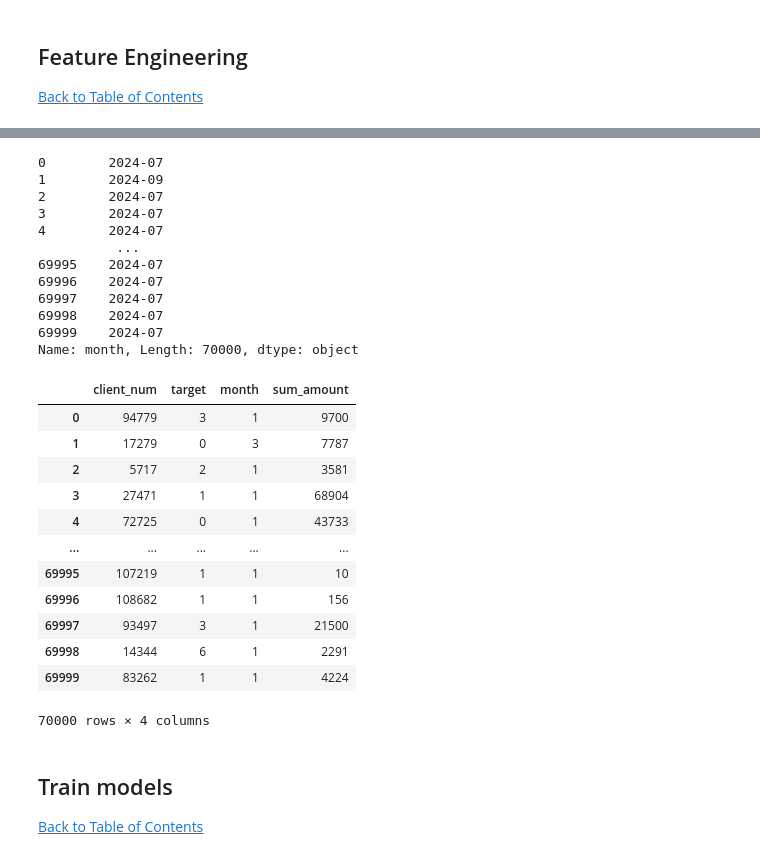
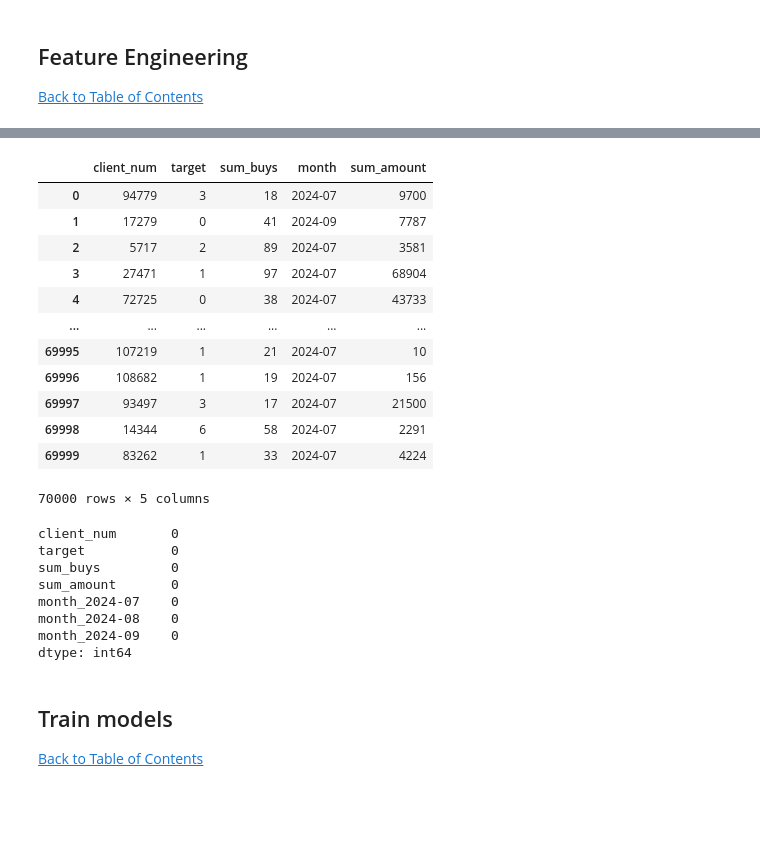
Before and after one commit to AUNitman/Alfa_Challenge_ML, a Jupyter notebook: main.ipynb, the cells around one changed output, grey strips where cells are left out. Drawn from its saved outputs; the diff is of its cells as text; code cells hidden in the pictures; blank space fills up the shorter version.

```diff
--- a/main.ipynb
+++ b/main.ipynb
@@ -328,3 +284,0 @@ transaction_copy
-# %%
-transaction_copy.drop(columns=['date_time', 'mcc_code', 'merchant_name', 'amount'], inplace=True)
-transaction_copy.drop_duplicates(subset=['client_num'], inplace=True)
@@ -331,18 +296,19 @@ transaction_copy.drop_duplicates(subset=['client_num'], inplace=True)
 # %%
 train_merge['month'] = train_merge['month'].astype(str)
 # %%
-train_merge['month']
+train_merge
 # %% [output]
+|  | client_num | target | sum_buys | month | sum_amount |
+| 0 | 94779 | 3 | 18 | 2024-07 | 9700 |
+| 1 | 17279 | 0 | 41 | 2024-09 | 7787 |
+| 2 | 5717 | 2 | 89 | 2024-07 | 3581 |
+| 3 | 27471 | 1 | 97 | 2024-07 | 68904 |
+| 4 | 72725 | 0 | 38 | 2024-07 | 43733 |
+| ... | ... | ... | ... | ... | ... |
+| 69995 | 107219 | 1 | 21 | 2024-07 | 10 |
+| 69996 | 108682 | 1 | 19 | 2024-07 | 156 |
+| 69997 | 93497 | 3 | 17 | 2024-07 | 21500 |
+| 69998 | 14344 | 6 | 58 | 2024-07 | 2291 |
+| 69999 | 83262 | 1 | 33 | 2024-07 | 4224 |
-0        2024-07
-1        2024-09
-2        2024-07
-3        2024-07
-4        2024-07
-          ...
-69995    2024-07
-69996    2024-07
-69997    2024-07
-69998    2024-07
-69999    2024-07
-Name: month, Length: 70000, dtype: object
+70000 rows × 5 columns
 # %%
@@ -356,16 +324,0 @@ train_merge_mapping['month'] = train_merge_mapping['month'].map(mapping)
-# %%
-train_merge_mapping
-# %% [output]
-|  | client_num | target | month | sum_amount |
-| 0 | 94779 | 3 | 1 | 9700 |
-| 1 | 17279 | 0 | 3 | 7787 |
-| 2 | 5717 | 2 | 1 | 3581 |
-| 3 | 27471 | 1 | 1 | 68904 |
-| 4 | 72725 | 0 | 1 | 43733 |
-| ... | ... | ... | ... | ... |
-| 69995 | 107219 | 1 | 1 | 10 |
-| 69996 | 108682 | 1 | 1 | 156 |
-| 69997 | 93497 | 3 | 1 | 21500 |
-| 69998 | 14344 | 6 | 1 | 2291 |
-| 69999 | 83262 | 1 | 1 | 4224 |
-70000 rows × 4 columns
@@ -371,0 +328,11 @@ train_merge_mapping
+# %%
+train_encoded.isnull().sum()
+# %% [output]
+client_num       0
+target           0
+sum_buys         0
+sum_amount       0
+month_2024-07    0
+month_2024-08    0
+month_2024-09    0
+dtype: int64
```
Also changed, not shown: parts of 33 cells of this notebook.
